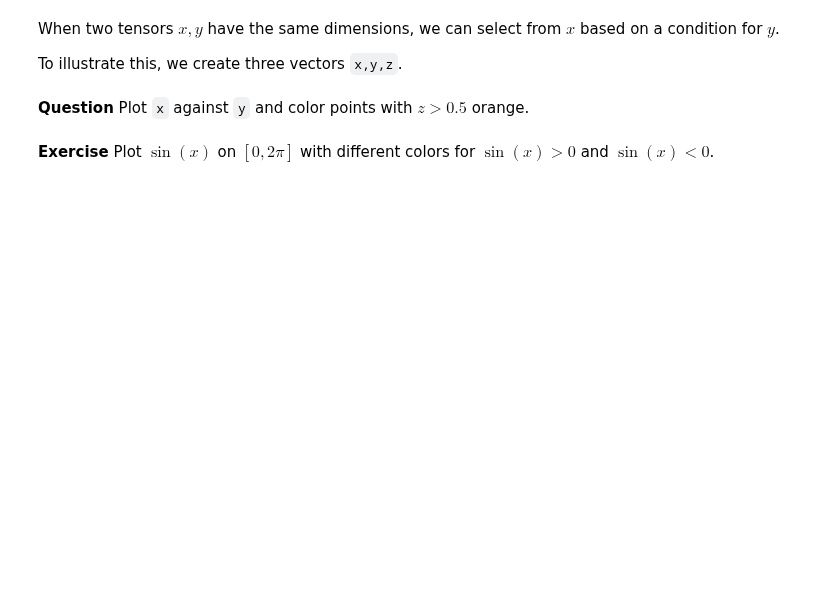
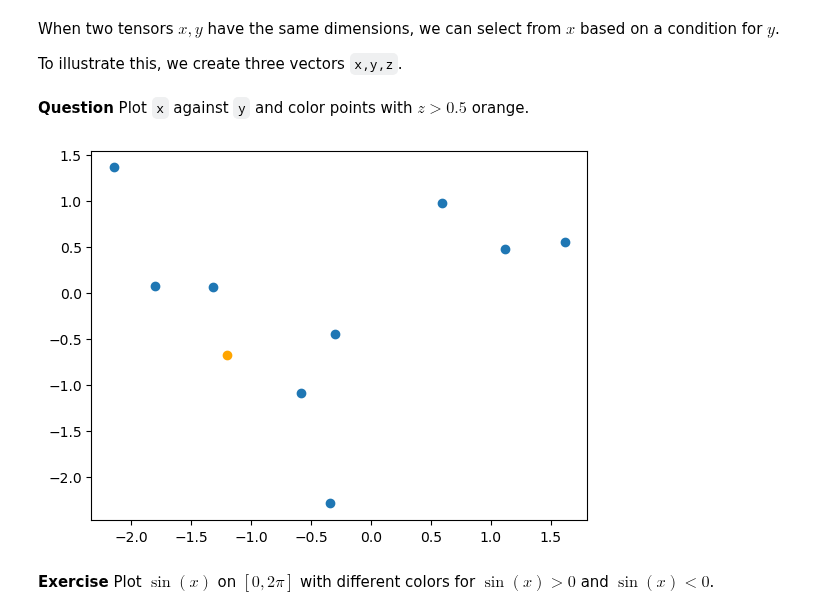
Before and after one commit to cejkiebo/msc_datascience, a Jupyter notebook: Statistical_Hacking.ipynb, the cells around one changed output. Saved outputs shown, nothing was run; the diff lists cells and outputs as text; code cells hidden in the pictures; blank space fills up the shorter version.

```diff
--- a/Statistical_Hacking.ipynb
+++ b/Statistical_Hacking.ipynb
@@ -1368,2 +1425,9 @@ raise NotImplementedError()
+# %%
+# YOUR CODE HERE
+plt.scatter(x[z>0.5], y[z>0.5], color = 'orange')
+plt.scatter(x[z<=0.5], y[z<=0.5])
+plt.show()
+# %% [output]
+[figure, added]
 # %% [markdown]
 **Exercise** Plot $\sin(x)$ on $[0,2\pi]$ with different colors for $\sin(x)>0$ and $\sin(x)<0$.
```
Also changed, not shown: parts of 23 cells of this notebook.
